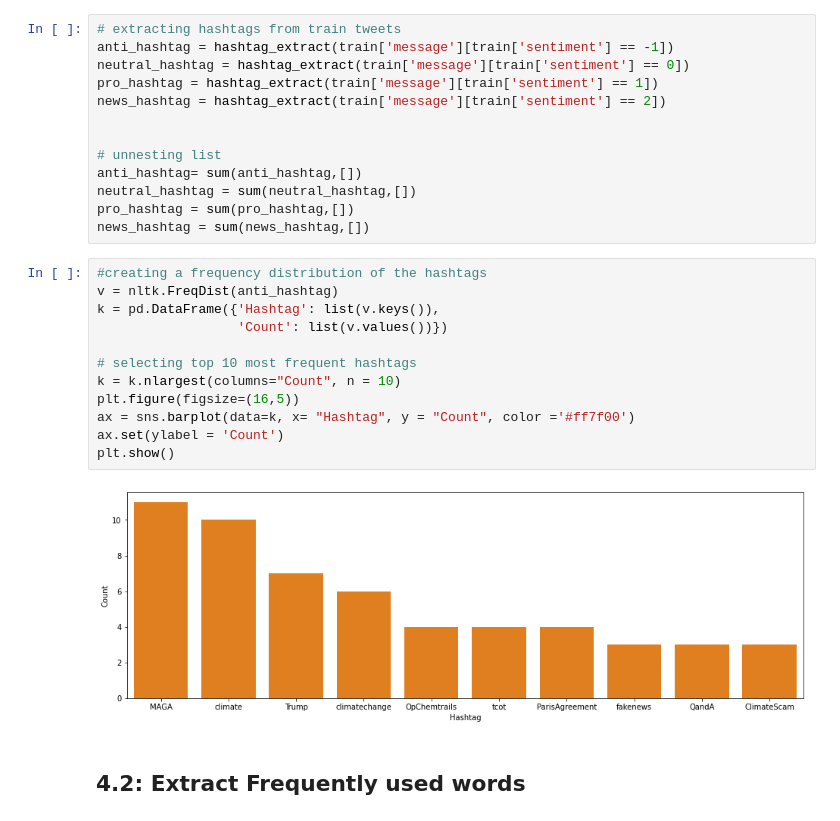
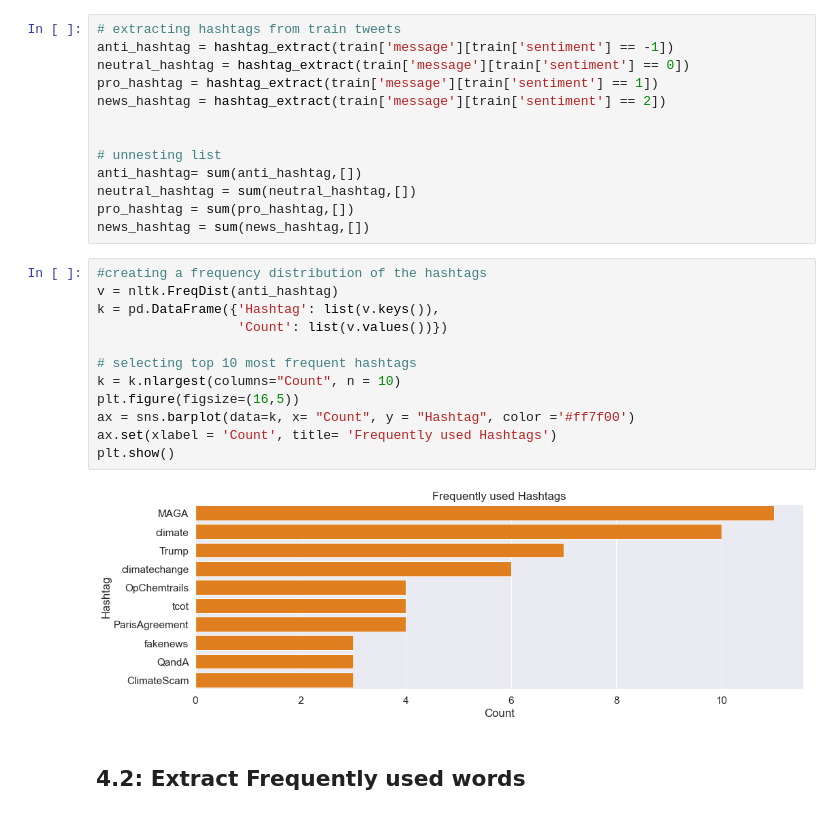
Before and after one commit to Mahlomola-Moses/classification-predict-streamlit-template, a Jupyter notebook: Team_JS_2_Predict.ipynb, the cells around one changed output. Drawn from its saved outputs; the diff is of its cells as text.

Commit message:
Made Hashtag Graph Horizontal
Just switched x and y

```diff
--- a/Team_JS_2_Predict.ipynb
+++ b/Team_JS_2_Predict.ipynb
@@ -333,17 +333,17 @@ news_hashtag = sum(news_hashtag,[])
 # %%
 #creating a frequency distribution of the hashtags
 v = nltk.FreqDist(anti_hashtag)
 k = pd.DataFrame({'Hashtag': list(v.keys()),
                   'Count': list(v.values())})
 
 # selecting top 10 most frequent hashtags
 k = k.nlargest(columns="Count", n = 10)
 plt.figure(figsize=(16,5))
-ax = sns.barplot(data=k, x= "Hashtag", y = "Count", color ='#ff7f00')
-ax.set(ylabel = 'Count')
+ax = sns.barplot(data=k, x= "Count", y = "Hashtag", color ='#ff7f00')
+ax.set(xlabel = 'Count', title= 'Frequently used Hashtags')
 plt.show()
 # %% [output]
-[figure, old version]
+[figure, new version]
 # %% [markdown]
 ## 4.2: Extract Frequently used words
 # %%
```
Also changed, not shown: parts of 1 cell of this notebook.
